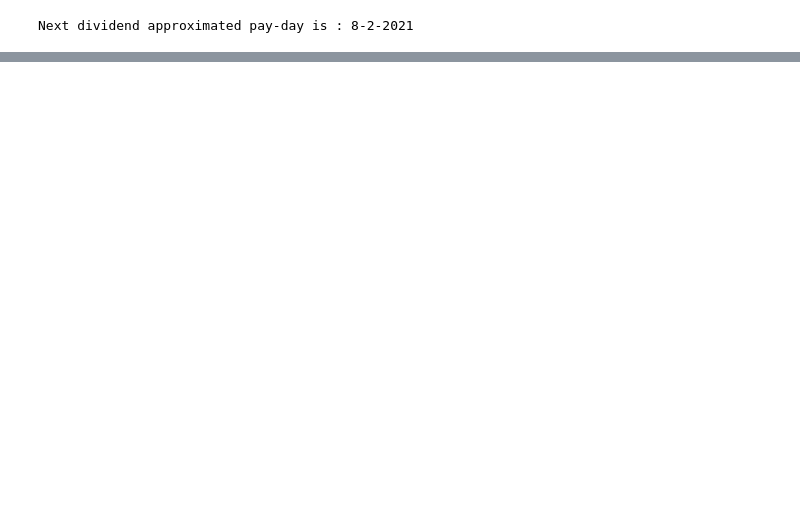
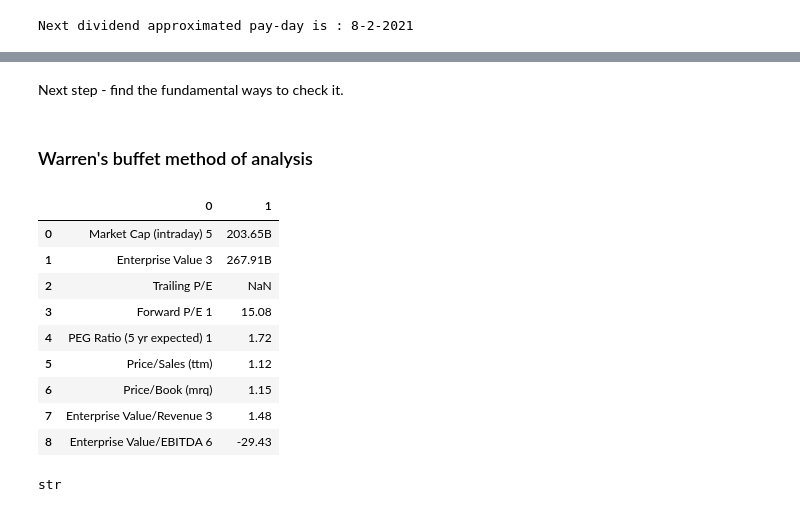
Before and after one commit to aiola-lab/tomers-playground, a Jupyter notebook: OJT/Stocks Analysis - into functions.ipynb, the cells around one changed output, grey strips where cells are left out. Drawn from its saved outputs; the diff is of its cells as text; code cells hidden in the pictures; blank space fills up the shorter version.

Commit message:
gen update of analysis

```diff
--- a/OJT/Stocks Analysis - into functions.ipynb
+++ b/OJT/Stocks Analysis - into functions.ipynb
@@ -1373,0 +1404,37 @@ Next dividend approximated pay-day is : 13-3-2021
+# %% [markdown]
+Next step - find the fundamental ways to check it.
+# %% [markdown]
+### Warren's buffet method of analysis
+# %%
+pd.read_html('https://finance.yahoo.com/quote/XOM/key-statistics?p=XOM')[0] # goes 1 - 9
+# %% [output]
+|  | 0 | 1 |
+| 0 | Market Cap (intraday) 5 | 203.65B |
+| 1 | Enterprise Value 3 | 267.91B |
+| 2 | Trailing P/E | NaN |
+| 3 | Forward P/E 1 | 15.08 |
+| 4 | PEG Ratio (5 yr expected) 1 | 1.72 |
+| 5 | Price/Sales (ttm) | 1.12 |
+| 6 | Price/Book (mrq) | 1.15 |
+| 7 | Enterprise Value/Revenue 3 | 1.48 |
+| 8 | Enterprise Value/EBITDA 6 | -29.43 |
+# %%
+# Getting the P/E
+# Note - P/E == trailing P/E
+fundamentals_df = pd.read_html(f'https://finance.yahoo.com/quote/{symbol}/key-statistics?p={symbol}')[0]
+
+# PE
+trailing_pe = fundamentals_df[1][2]
+
+# Assessed future earrings
+forward_pe = fundamentals_df[1][3]
+
+# Price/book
+price_book = fundamentals_df[1][6]
+
+# def calc_func(trailing_pe, forward_pe, price_book):
+#     if trailing_pe.isnan:
+
+type(forward_pe)
+# %% [output]
+str
```
Also changed, not shown: parts of 18 cells of this notebook.
